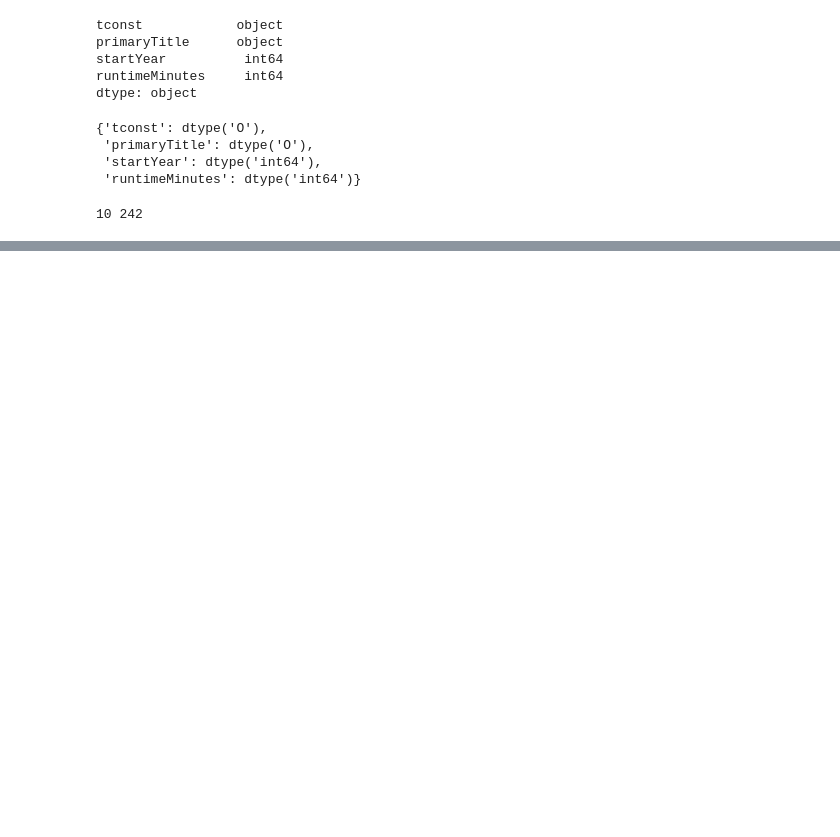
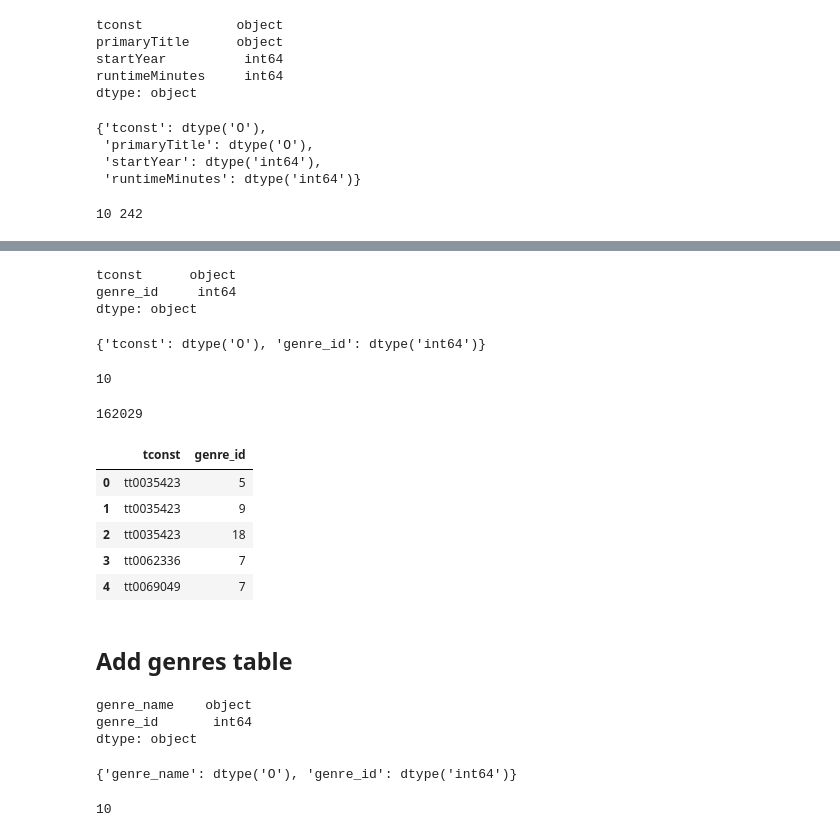
Before and after one commit to kellianneyang/movies-profitability-project, a Jupyter notebook: part3_mysql_database.ipynb, the cells around one changed output, grey strips where cells are left out. Cells and saved outputs as stored; diff of their text form; code cells hidden in the pictures; blank space fills up the shorter version.

```diff
--- a/part3_mysql_database.ipynb
+++ b/part3_mysql_database.ipynb
@@ -447,0 +618,22 @@ OperationalError: (pymysql.err.OperationalError) (1049, "Unknown database 'movie
+# %%
+# check dtypes for title_genres
+title_genres_dtypes = title_genres.dtypes
+title_genres_dtypes
+# %% [output]
+tconst      object
+genre_id     int64
+dtype: object
+# %%
+# create dictionary of dtypes
+title_genres_dtypes = title_genres_dtypes.to_dict()
+title_genres_dtypes
+# %% [output]
+{'tconst': dtype('O'), 'genre_id': dtype('int64')}
+# %%
+# get max string length for object column
+tconst_len = title_genres['tconst'].fillna('').map(len).max()
+
+# check
+print(tconst_len)
+# %% [output]
+10
@@ -447,0 +647,48 @@ OperationalError: (pymysql.err.OperationalError) (1049, "Unknown database 'movie
+# %%
+# save to movies db
+title_genres.to_sql('title_genres',
+                     engine,
+                     dtype = title_genres_schema,
+                     if_exists = 'replace',
+                     index = False)
+# %% [output]
+162029
+# %%
+# check table
+sql = """SELECT *
+FROM title_genres
+LIMIT 5;
+"""
+
+pd.read_sql_query(sql, engine)
+# %% [output]
+|  | tconst | genre_id |
+| 0 | tt0035423 | 5 |
+| 1 | tt0035423 | 9 |
+| 2 | tt0035423 | 18 |
+| 3 | tt0062336 | 7 |
+| 4 | tt0069049 | 7 |
+# %% [markdown]
+## Add genres table
+# %%
+# check dtypes for genres
+genres_dtypes = genres.dtypes
+genres_dtypes
+# %% [output]
+genre_name    object
+genre_id       int64
+dtype: object
+# %%
+# create dictionary of dtypes
+genres_dtypes = genres_dtypes.to_dict()
+genres_dtypes
+# %% [output]
+{'genre_name': dtype('O'), 'genre_id': dtype('int64')}
+# %%
+# get max string length for object column
+genre_name_len = genres['genre_name'].fillna('').map(len).max()
+
+# check
+print(genre_name_len)
+# %% [output]
+10
```
Also changed, not shown: parts of 39 cells of this notebook, 1 other file.
